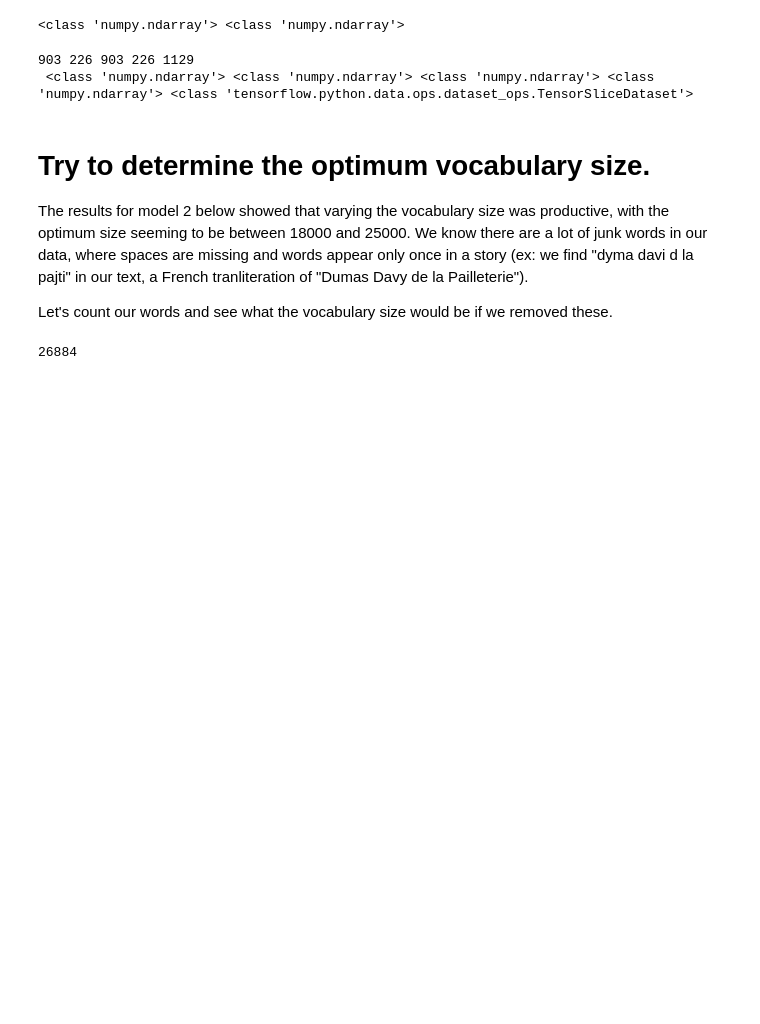
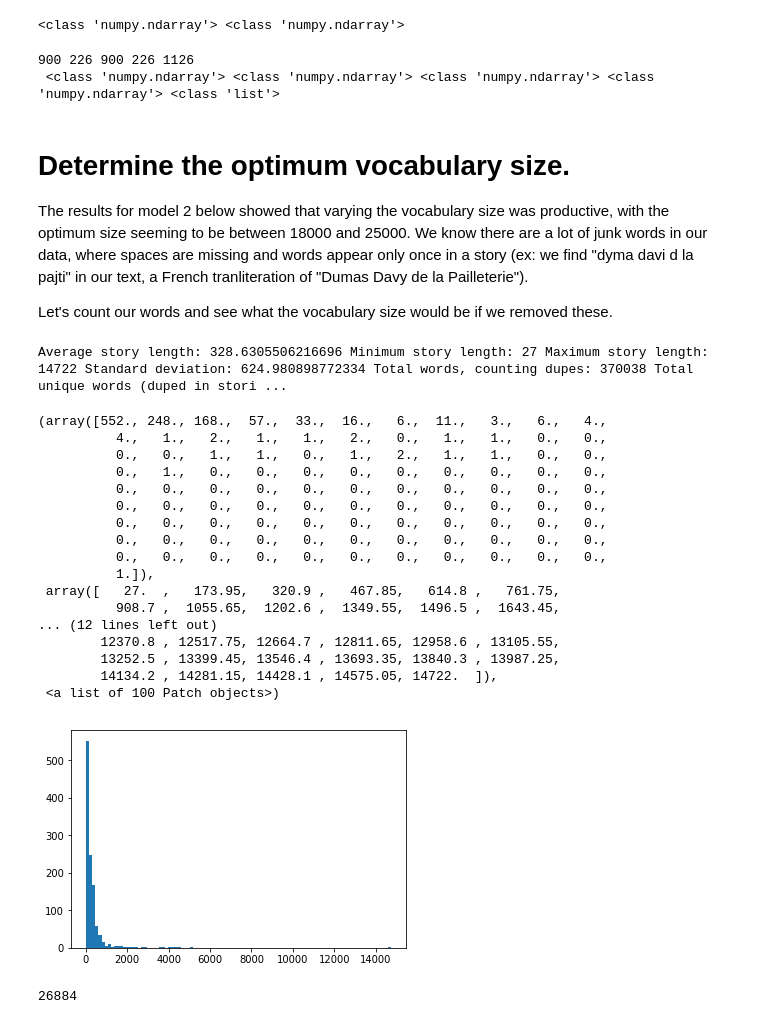
Before and after one commit to adamx97/Data-Science-Advanced-Capstone, a Jupyter notebook: Feature Engineering--Adv. Data Science Capstone.ipynb, the cells around one changed output. Cells and saved outputs as stored; diff of their text form; code cells hidden in the pictures; blank space fills up the shorter version.

```diff
--- a/Feature Engineering--Adv. Data Science Capstone.ipynb
+++ b/Feature Engineering--Adv. Data Science Capstone.ipynb
@@ -169,11 +169,11 @@ test_dataset = list(map(format_dataset, X_test, y_test))
 # to build our vocabulary later on.
 textL_dataset = list(map(lambda a:a, x))
 # %%
-print (len(X_train), len(X_test), len(y_train), len(y_test), len(text_dataset), '\n',
-type(X_train), type(X_test), type(y_train), type(y_test), type(text_dataset))
+print (len(X_train), len(X_test), len(y_train), len(y_test), len(textL_dataset), '\n',
+type(X_train), type(X_test), type(y_train), type(y_test), type(textL_dataset))
 # %% [output]
-903 226 903 226 1129
- <class 'numpy.ndarray'> <class 'numpy.ndarray'> <class 'numpy.ndarray'> <class 'numpy.ndarray'> <class 'tensorflow.python.data.ops.dataset_ops.TensorSliceDataset'>
+900 226 900 226 1126
+ <class 'numpy.ndarray'> <class 'numpy.ndarray'> <class 'numpy.ndarray'> <class 'numpy.ndarray'> <class 'list'>
 # %%
 # move our numpy structures into Tensorflow datasets
 Dataset = tf.data.Dataset
@@ -187,7 +187,7 @@ features_test_dataset = Dataset.from_tensor_slices(X_test)
 labels_test_dataset = Dataset.from_tensor_slices(list(y_test))
 tfds_test = Dataset.zip((features_test_dataset, labels_test_dataset))
 # %% [markdown]
-# Try to determine the optimum vocabulary size.
+# Determine the optimum vocabulary size.
 The results for model 2 below showed that varying the vocabulary size was productive, with the optimum size seeming to be between 18000 and 25000.
 We know there are a lot of junk words in our data, where spaces are missing and words appear only once in a story (ex: we find "dyma davi d la pajti" in our text, a French tranliteration of "Dumas Davy de la Pailleterie").
 
@@ -195,26 +195,61 @@ Let's count our words and see what the vocabulary size would be if we removed th
 # %%
 import re
 import string
+import statistics
+import matplotlib.pyplot as plt
+%matplotlib inline
+
 from collections import Counter
 def CleanUpPunctuation(pattern, rep, input_data):
   lowercase = input_data.lower()
   s = pattern.sub(lambda m: rep[re.escape(m.group(0))], lowercase)
   return s
 
 
 #rep = {"condition1": "", "condition2": "text"} # define desired replacements here
 rep =  {re.escape(s):"" for i,s in enumerate(string.punctuation)}
 # use these three lines to do the replacement
 pattern = re.compile("|".join(rep.keys()))
 
 v = list(x)
 cnt = Counter()
+storylength = []
+unique = []
+vocab = set()
 for a in v:
+    u = set()
     a = CleanUpPunctuation(pattern, rep, a)
     # split returns a list of words delimited by sequences of whitespace (including tabs, newlines, etc, like re's \s)
     alist = a.split()
+    storylength.append(len(alist))
+    u = u.union((alist))
+    vocab = vocab.union(alist)
+    unique.append (len(u))
     for word in alist:
         cnt[word] += 1
+print ("Average story length: {} Minimum story length: {} Maximum story length: {} Standard deviation: {} Total words, counting dupes: {} Total unique words (duped in stories): {}" \
+       .format(statistics.mean(storylength), min(storylength), max(storylength), statistics.stdev(storylength), sum(storylength), sum(unique)))
+plt.hist(storylength, 100)
+# %% [output]
+Average story length: 328.6305506216696 Minimum story length: 27 Maximum story length: 14722 Standard deviation: 624.980898772334 Total words, counting dupes: 370038 Total unique words (duped in stori ...
+(array([552., 248., 168.,  57.,  33.,  16.,   6.,  11.,   3.,   6.,   4.,
+          4.,   1.,   2.,   1.,   1.,   2.,   0.,   1.,   1.,   0.,   0.,
+          0.,   0.,   1.,   1.,   0.,   1.,   2.,   1.,   1.,   0.,   0.,
+          0.,   1.,   0.,   0.,   0.,   0.,   0.,   0.,   0.,   0.,   0.,
+          0.,   0.,   0.,   0.,   0.,   0.,   0.,   0.,   0.,   0.,   0.,
+          0.,   0.,   0.,   0.,   0.,   0.,   0.,   0.,   0.,   0.,   0.,
+          0.,   0.,   0.,   0.,   0.,   0.,   0.,   0.,   0.,   0.,   0.,
+          0.,   0.,   0.,   0.,   0.,   0.,   0.,   0.,   0.,   0.,   0.,
+          0.,   0.,   0.,   0.,   0.,   0.,   0.,   0.,   0.,   0.,   0.,
+          1.]),
+ array([   27.  ,   173.95,   320.9 ,   467.85,   614.8 ,   761.75,
+          908.7 ,  1055.65,  1202.6 ,  1349.55,  1496.5 ,  1643.45,
+... (12 lines left out)
+        12370.8 , 12517.75, 12664.7 , 12811.65, 12958.6 , 13105.55,
+        13252.5 , 13399.45, 13546.4 , 13693.35, 13840.3 , 13987.25,
+        14134.2 , 14281.15, 14428.1 , 14575.05, 14722.  ]),
+ <a list of 100 Patch objects>)
+[figure, added]
 # %%
 # we have 26884 unique words in our vocabulary
 len(cnt)
```
Also changed, not shown: parts of 4 cells of this notebook.
